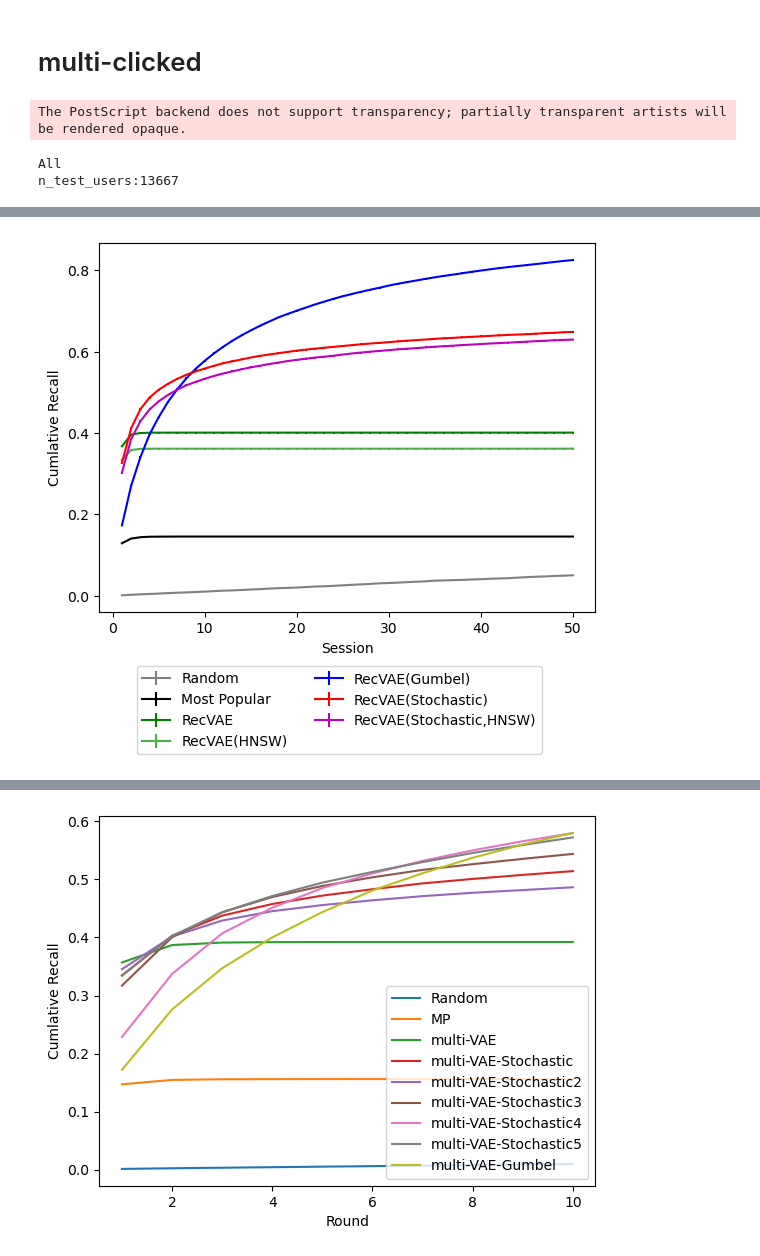
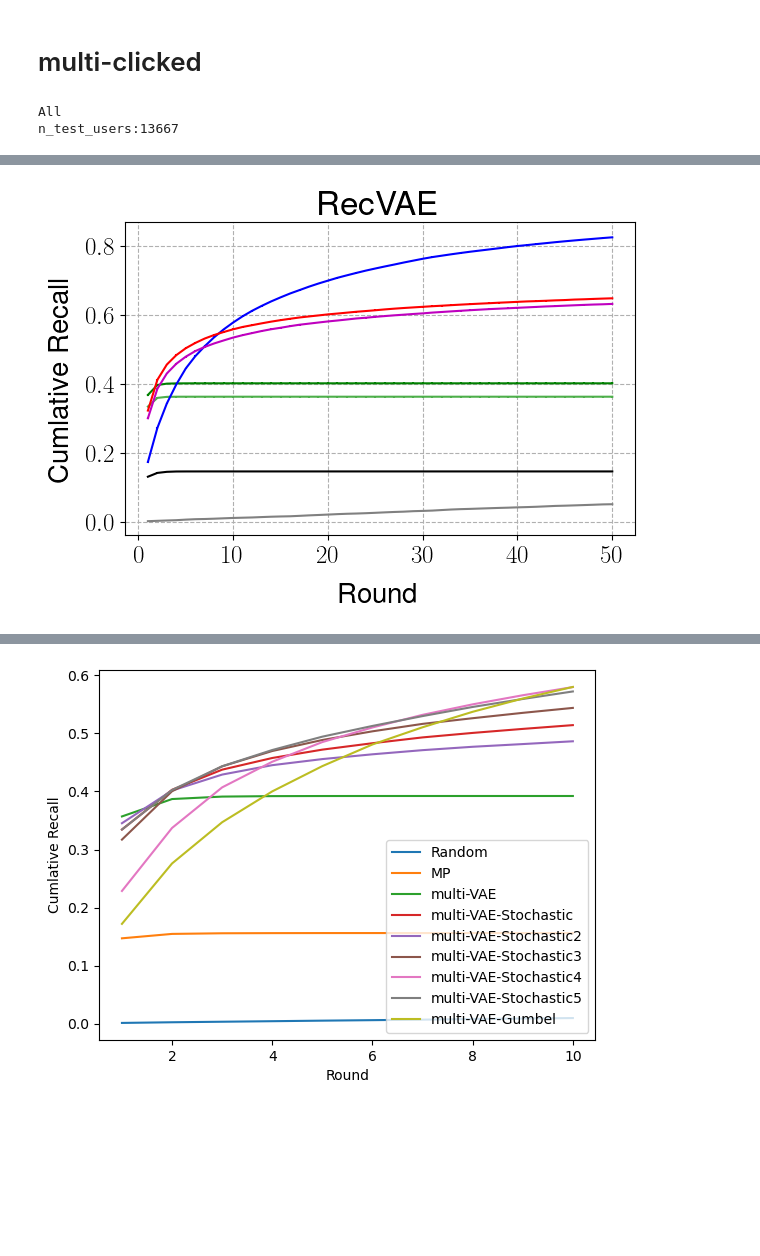
Before and after one commit to h-cno/vae-cf-pytorch, a Jupyter notebook: run-RecVAE-ml20-.ipynb, the cells around one changed output, grey strips where cells are left out. Saved outputs shown, nothing was run; the diff lists cells and outputs as text; code cells hidden in the pictures; blank space fills up the shorter version.

```diff
--- a/run-RecVAE-ml20-.ipynb
+++ b/run-RecVAE-ml20-.ipynb
@@ -36,6 +46,6 @@ device= torch.device("cuda")
 # %%
 # Load Data
-loader = data.DataLoader('dataset/ml-20m')
+loader = data.DataLoader('dataset/{}'.format(DATASET_NAME))
 
 n_items = loader.load_n_items()
 train_data = loader.load_data('train')
@@ -92,7 +102,7 @@ ANNEAL_CAP = 0.2
 LOG_INTERVAL = 100
 # EPOCHS = 100
 EPOCHS = 200
-SAVE_DIR = 'saved_model/RecVAE/ml-20m'
+SAVE_DIR = 'saved_model/{}/{}'.format(ALGO_NAME,DATASET_NAME)
 SAVE_PATH = '{}/model_ep{}_cap{}_step{}.pt'.format(SAVE_DIR,EPOCHS,ANNEAL_CAP,TOTAL_ANNEAL_STEPS)
 
 os.makedirs(SAVE_DIR, exist_ok=True)
@@ -3234,7 +2975,7 @@ def remove_interacted_items(recon_batch, data_tensor, f_avoid_already_recommende
         recon_batch[(torch.arange(op_dic['pre_topk'].shape[0]).repeat_interleave(op_dic['pre_topk'].shape[1]), op_dic['pre_topk'].flatten())] = -np.inf
     return recon_batch
 
-def get_topk_via_faiss(index, data, z, k, extra_k):
+def get_topk_via_faiss(index, data, z, k, extra_k,device):
     # z_dash = torch.tanh(torch.add(torch.matmul(z,P0.T),p0_bias))
     z_wi_constant = torch.column_stack((z, torch.ones(z.shape[0], device=device)))
     topk_scores, topk_indices = index.search(z_wi_constant.cpu(), k+extra_k)
@@ -3243,10 +2984,12 @@ def get_topk_via_faiss(index, data, z, k, extra_k):
     topk_indices  = np.array([row[mask_row][:k] for row, mask_row in zip(topk_indices, mask)])
     return topk_indices
 
-def my_topk(alg_name, model, data_tensor, K, **op_dic):
+def my_topk(alg_name, model, data_tensor, K, device, **op_dic):
     model.eval()
     recon_batch = None
     topk_indices = None
+    mu=None
+    logvar=None
     match alg_name:
         case 'original':
             recon_batch = model(data_tensor, dropout_rate = 0, calculate_loss=False)
@@ -3255,7 +2998,7 @@ def my_topk(alg_name, model, data_tensor, K, **op_dic):
         case 'original-faiss':
             mu, _ = model.encoder(data_tensor, dropout_rate = 0)
             # topk_indices = get_topk_via_faiss(mu, K*np.ones(mu.shape[0])+op_dic['max_n_already_intaracted_items'])
-            topk_indices = get_topk_via_faiss(op_dic["params"]["faiss_index"], data_tensor.cpu().numpy(), mu, K, op_dic['max_n_already_intaracted_items'])
+            topk_indices = get_topk_via_faiss(op_dic["params"]["faiss_index"], data_tensor.cpu().numpy(), mu, K, op_dic['max_n_already_intaracted_items'], device)
             topk_indices = torch.from_numpy(topk_indices).to(device)
         case 'stochastic':
             torch.manual_seed(op_dic['i_rec'])
@@ -3271,7 +3014,7 @@ def my_topk(alg_name, model, data_tensor, K, **op_dic):
             z = model.reparameterize(mu, logvar)
             model.eval()
             # z = torch.normal(mu, torch.sqrt(torch.exp(logvar)))
-            topk_indices = get_topk_via_faiss(op_dic["params"]["faiss_index"], data_tensor.cpu().numpy(), z, K, op_dic['max_n_already_intaracted_items'])
+            topk_indices = get_topk_via_faiss(op_dic["params"]["faiss_index"], data_tensor.cpu().numpy(), z, K, op_dic['max_n_already_intaracted_items'], device)
             topk_indices = torch.from_numpy(topk_indices).to(device)
         case 'gumbel':
             # recon_batch = op_dic.get('multi_VAE_recon_batch')
@@ -3295,9 +3038,9 @@ def my_topk(alg_name, model, data_tensor, K, **op_dic):
             print("undefined alg name:{}".format(alg_name))
             return topk_indices, recon_batch
 
-    return topk_indices, recon_batch
+    return topk_indices, recon_batch, mu, logvar
 # %%
-def my_evaluate(topk_indices, heldout_batch, metric_name):
+def my_evaluate(topk_indices, heldout_batch, device, metric_name):
     n_batch_users = heldout_batch.shape[0]
     n_items = heldout_batch.shape[1]
     k = topk_indices.shape[1]
@@ -3455,8 +3217,8 @@ def evaluate_multi_rec(methods_dic, data_tr, data_te, n_sampling=1, n_rec=1, K=2
 
     return methods_dic, users_dic
 # %%
-f_do_eval = False
-# f_do_eval = True
+# f_do_eval = False
+f_do_eval = True
 
 Nrec= 50
 K = 20
@@ -3464,17 +3226,17 @@ Nsampling = 10
 BatchSize = 500
 
 # RESULT_SAVE_PATH = 'results/{}/multi-clicked-K{}-NRec{}'.format('ml-20m', K , Nrec)
-RESULT_SAVE_PATH = 'results/RecVAE/{}/multi-clicked-K{}-NRec{}-BatchSize{}'.format('ml-20m', K , Nrec, BatchSize)
+RESULT_SAVE_PATH = 'results/{}/{}/multi-clicked-K{}-NRec{}-BatchSize{}'.format(ALGO_NAME,DATASET_NAME, K , Nrec, BatchSize)
 
 if not os.path.exists(RESULT_SAVE_PATH):
     os.makedirs(RESULT_SAVE_PATH)
 
 metrics_dic = {
     "ndcg@{}".format(K):[[] for _ in range(Nrec)],
-    # "recall@{}".format(K):[[] for _ in range(n_rec)],
-    # "precision@{}".format(K):[[] for _ in range(n_rec)],
+    "recall@{}".format(K):[[] for _ in range(Nrec)],
+    "precision@{}".format(K):[[] for _ in range(Nrec)],
     "hit_rate@{}".format(K): [[] for _ in range(Nrec)],
-    "prediction_time": [[] for _ in range(Nrec)],
+    # "prediction_time": [[] for _ in range(Nrec)],
     "cumulative_recall@{}".format(K): [[] for _ in range(Nrec)],
 }
 
@@ -3489,7 +3251,7 @@ methods_dic = {
 }
 
 if f_do_eval:
-    results_dic, users_dic = evaluate_multi_rec(methods_dic, test_data_tr, test_data_te, n_sampling=Nsampling, n_rec=Nrec, K=K, batch_size=BatchSize)
+    results_dic, users_dic = evaluate_multi_rec(model,methods_dic, test_data_tr, test_data_te, n_sampling=Nsampling, n_rec=Nrec, K=K, batch_size=BatchSize)
 
     with open('{}/results_dic.pkl'.format(RESULT_SAVE_PATH), 'wb') as f:
         pickle.dump(results_dic, f)
@@ -3535,8 +3297,8 @@ results_all.to_csv('{}/metrics.csv'.format(RESULT_SAVE_PATH))
 
 fig = plt.figure()
 ax = fig.add_subplot(1,1,1)
-ax.set_ylabel("Cumlative Recall")
-ax.set_xlabel("Session")
+ax.set_ylabel("Cumlative Recall", fontsize=20)
+ax.set_xlabel("Round", fontsize=20)
 
 colors =  {
     "Random" : "gray",
@@ -3544,20 +3306,22 @@ colors =  {
     "RecVAE" : "g",
     "RecVAE(HNSW)" : '#4daf4a',
     "RecVAE(Gumbel)" : "b",
-    "RecVAE(Gumbel,HNSW)" : "c",
+    # "Gumbel-Max Trick" : "b",
+    # "multi-VAE(Gumbel,HNSW)" : "c",
     "RecVAE(Stochastic)" : "r",
     "RecVAE(Stochastic,HNSW)" : "m",
 }
-markers =  {
-    "Random" : ",",
-    "Most Popular" : ".",
-    "multi-VAE" : "s",
-    "multi-VAE(HNSW)" : 'p',
-    "multi-VAE(Gumbel)" : "^",
-    "multi-VAE(Gumbel,HNSW)" : "v",
-    "multi-VAE(Stochastic)" : "x",
-    "multi-VAE(Stochastic,HNSW)" : "X",
-}
+# colors =  {
+#     "Random" : "gray",
+#     "Most Popular" : "black",
+#     "Original" : "g",
+#     "Original(HNSW)" : '#4daf4a',
+#     "Gumbel-Max Trick" : "b",
+#     # "Gumbel-Max Trick" : "b",
+#     # "multi-VAE(Gumbel,HNSW)" : "c",
+#     "Stochastic" : "r",
+#     "Stochastic(HNSW)" : "m",
+# }
 
 for method_name, method_dic in results_dic.items():
     cumulative_recalls = method_dic["metrics"]["cumulative_recall@{}".format(K)]
@@ -3567,13 +3331,17 @@ for method_name, method_dic in results_dic.items():
                 # marker = markers[method_name],
                )
     # ax.legend()
-fig.legend(loc = 'outside lower center', ncol = 2, bbox_to_anchor=(0.5, -0.2, 0, 0))
-fig.savefig("{}/cum_rec.eps".format(RESULT_SAVE_PATH),format="eps", bbox_inches='tight')
-fig.savefig("{}/cum_rec.png".format(RESULT_SAVE_PATH),format="png", bbox_inches='tight')
+ax.set_title(ALGO_NAME, fontsize=24)
+ax.xaxis.set_label_coords(0.5,-0.15)
+ax.yaxis.set_label_coords(-0.1,0.5)
+ax.grid(linestyle="--")
+fig.tight_layout()
+
+fig.savefig("{}/{}-{}-cum_rec-k{}.eps".format(RESULT_SAVE_PATH, ALGO_NAME, DATASET_NAME, K),format="eps", bbox_inches='tight')
+fig.savefig("{}/{}-{}-cum_rec-k{}.png".format(RESULT_SAVE_PATH, ALGO_NAME, DATASET_NAME, K),format="png", bbox_inches='tight')
 fig.show()
 
 results_all
 # %% [output]
-The PostScript backend does not support transparency; partially transparent artists will be rendered opaque.
+All
+n_test_users:13667
-All
-n_test_users:13667
@@ -3588,2 +3356,2 @@ n_test_users:13667
-[figure, old version]
+[figure, new version]
 # %%
```
Also changed, not shown: parts of 16 cells of this notebook, 10 other files.
